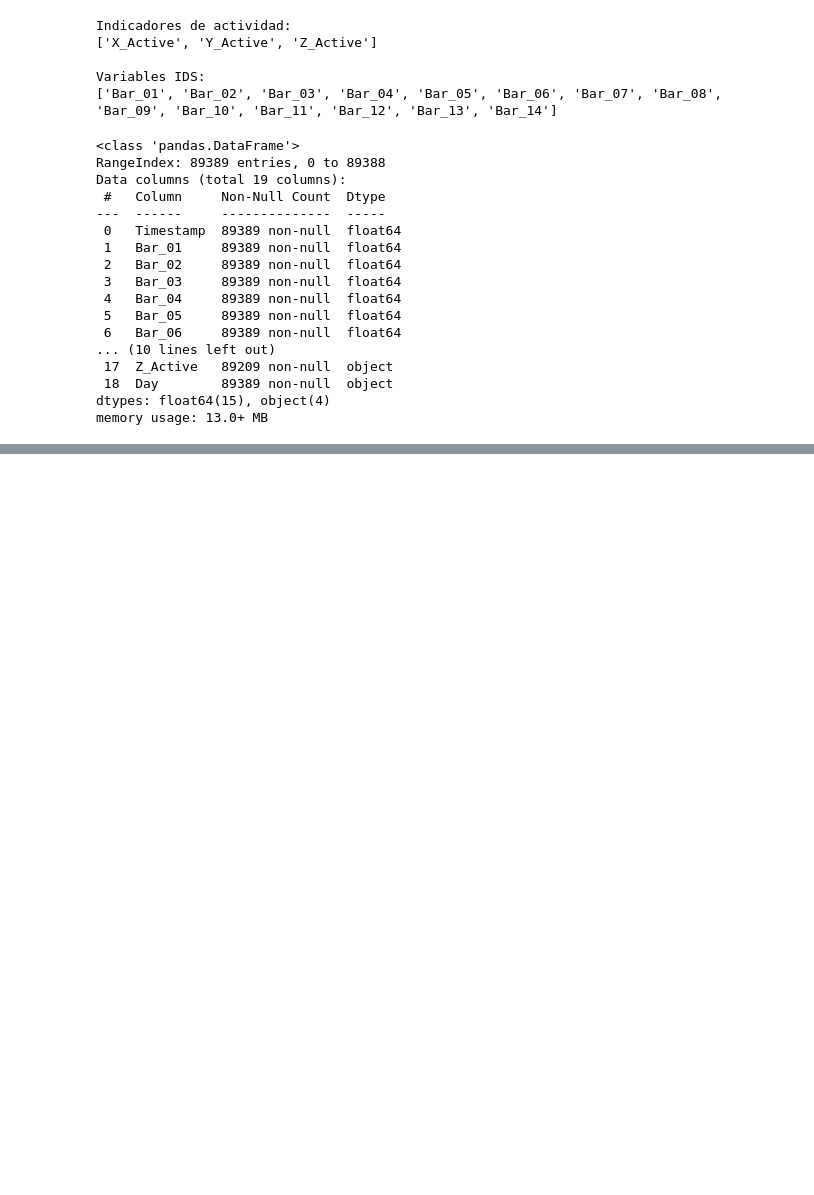
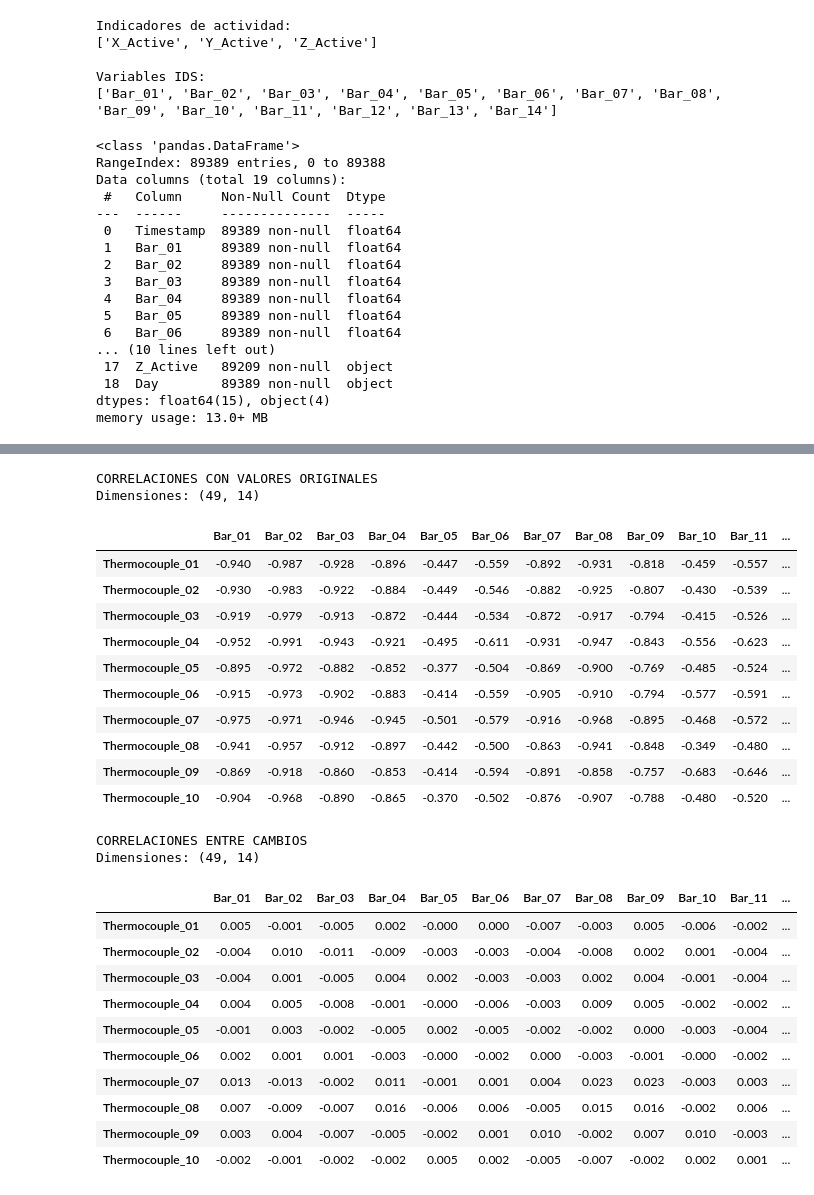
Before and after one commit to mochilooo/cnc-machine-thermal-analysis, a Jupyter notebook: src/main.ipynb, the cells around one changed output, grey strips where cells are left out. Saved outputs shown, nothing was run; the diff lists cells and outputs as text; code cells hidden in the pictures; blank space fills up the shorter version.

```diff
--- a/src/main.ipynb
+++ b/src/main.ipynb
@@ -4379,0 +5310,37 @@ memory usage: 13.0+ MB
+# %%
+# Inspeccionar los resultados de H1
+
+print("CORRELACIONES CON VALORES ORIGINALES")
+print("Dimensiones:", correlaciones_h1.shape)
+display(correlaciones_h1.head(10))
+
+print("\nCORRELACIONES ENTRE CAMBIOS")
+print("Dimensiones:", correlaciones_cambios_h1.shape)
+display(correlaciones_cambios_h1.head(10))
+# %% [output]
+CORRELACIONES CON VALORES ORIGINALES
+Dimensiones: (49, 14)
+|  | Bar_01 | Bar_02 | Bar_03 | Bar_04 | Bar_05 | Bar_06 | Bar_07 | Bar_08 | Bar_09 | Bar_10 | Bar_11 | ... |
+| Thermocouple_01 | -0.940 | -0.987 | -0.928 | -0.896 | -0.447 | -0.559 | -0.892 | -0.931 | -0.818 | -0.459 | -0.557 | ... |
+| Thermocouple_02 | -0.930 | -0.983 | -0.922 | -0.884 | -0.449 | -0.546 | -0.882 | -0.925 | -0.807 | -0.430 | -0.539 | ... |
+| Thermocouple_03 | -0.919 | -0.979 | -0.913 | -0.872 | -0.444 | -0.534 | -0.872 | -0.917 | -0.794 | -0.415 | -0.526 | ... |
+| Thermocouple_04 | -0.952 | -0.991 | -0.943 | -0.921 | -0.495 | -0.611 | -0.931 | -0.947 | -0.843 | -0.556 | -0.623 | ... |
+| Thermocouple_05 | -0.895 | -0.972 | -0.882 | -0.852 | -0.377 | -0.504 | -0.869 | -0.900 | -0.769 | -0.485 | -0.524 | ... |
+| Thermocouple_06 | -0.915 | -0.973 | -0.902 | -0.883 | -0.414 | -0.559 | -0.905 | -0.910 | -0.794 | -0.577 | -0.591 | ... |
+| Thermocouple_07 | -0.975 | -0.971 | -0.946 | -0.945 | -0.501 | -0.579 | -0.916 | -0.968 | -0.895 | -0.468 | -0.572 | ... |
+| Thermocouple_08 | -0.941 | -0.957 | -0.912 | -0.897 | -0.442 | -0.500 | -0.863 | -0.941 | -0.848 | -0.349 | -0.480 | ... |
+| Thermocouple_09 | -0.869 | -0.918 | -0.860 | -0.853 | -0.414 | -0.594 | -0.891 | -0.858 | -0.757 | -0.683 | -0.646 | ... |
+| Thermocouple_10 | -0.904 | -0.968 | -0.890 | -0.865 | -0.370 | -0.502 | -0.876 | -0.907 | -0.788 | -0.480 | -0.520 | ... |
+CORRELACIONES ENTRE CAMBIOS
+Dimensiones: (49, 14)
+|  | Bar_01 | Bar_02 | Bar_03 | Bar_04 | Bar_05 | Bar_06 | Bar_07 | Bar_08 | Bar_09 | Bar_10 | Bar_11 | ... |
+| Thermocouple_01 | 0.005 | -0.001 | -0.005 | 0.002 | -0.000 | 0.000 | -0.007 | -0.003 | 0.005 | -0.006 | -0.002 | ... |
+| Thermocouple_02 | -0.004 | 0.010 | -0.011 | -0.009 | -0.003 | -0.003 | -0.004 | -0.008 | 0.002 | 0.001 | -0.004 | ... |
+| Thermocouple_03 | -0.004 | 0.001 | -0.005 | 0.004 | 0.002 | -0.003 | -0.003 | 0.002 | 0.004 | -0.001 | -0.004 | ... |
+| Thermocouple_04 | 0.004 | 0.005 | -0.008 | -0.001 | -0.000 | -0.006 | -0.003 | 0.009 | 0.005 | -0.002 | -0.002 | ... |
+| Thermocouple_05 | -0.001 | 0.003 | -0.002 | -0.005 | 0.002 | -0.005 | -0.002 | -0.002 | 0.000 | -0.003 | -0.004 | ... |
+| Thermocouple_06 | 0.002 | 0.001 | 0.001 | -0.003 | -0.000 | -0.002 | 0.000 | -0.003 | -0.001 | -0.000 | -0.002 | ... |
+| Thermocouple_07 | 0.013 | -0.013 | -0.002 | 0.011 | -0.001 | 0.001 | 0.004 | 0.023 | 0.023 | -0.003 | 0.003 | ... |
+| Thermocouple_08 | 0.007 | -0.009 | -0.007 | 0.016 | -0.006 | 0.006 | -0.005 | 0.015 | 0.016 | -0.002 | 0.006 | ... |
+| Thermocouple_09 | 0.003 | 0.004 | -0.007 | -0.005 | -0.002 | 0.001 | 0.010 | -0.002 | 0.007 | 0.010 | -0.003 | ... |
+| Thermocouple_10 | -0.002 | -0.001 | -0.002 | -0.002 | 0.005 | 0.002 | -0.005 | -0.007 | -0.002 | 0.002 | 0.001 | ... |
```
Also changed, not shown: parts of 39 cells of this notebook.
